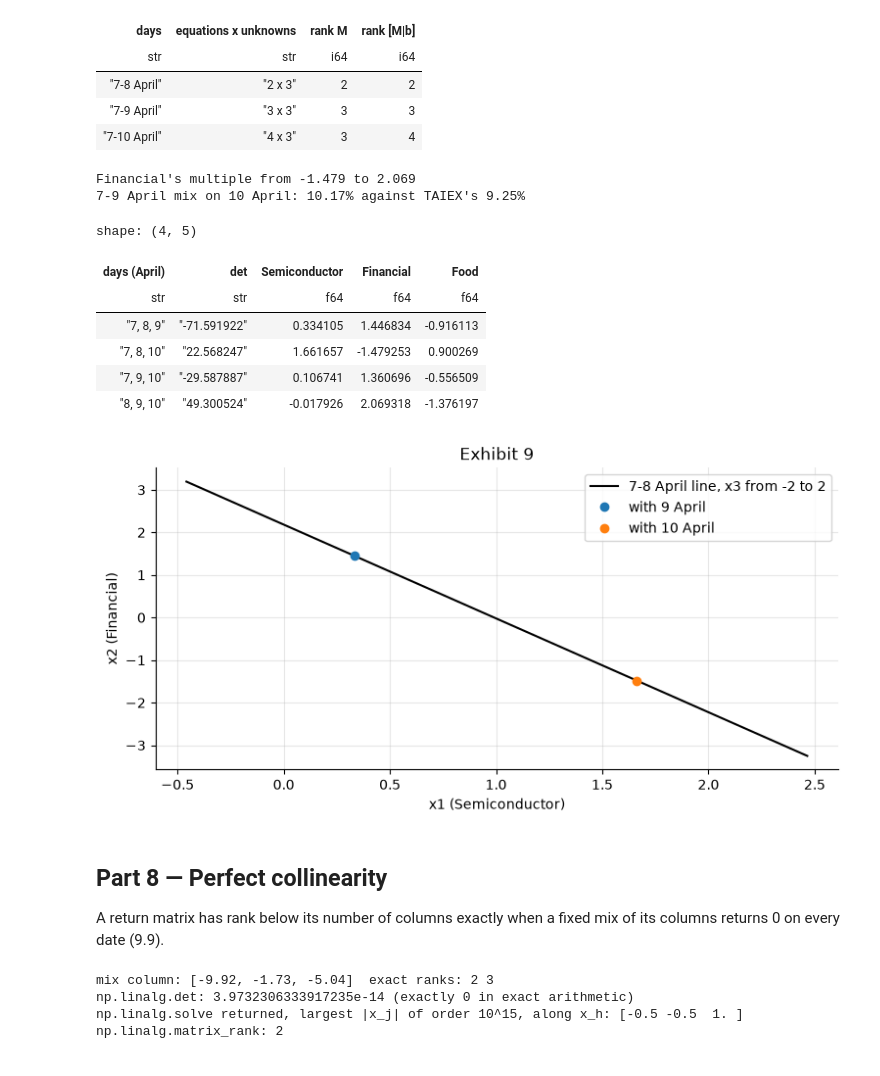
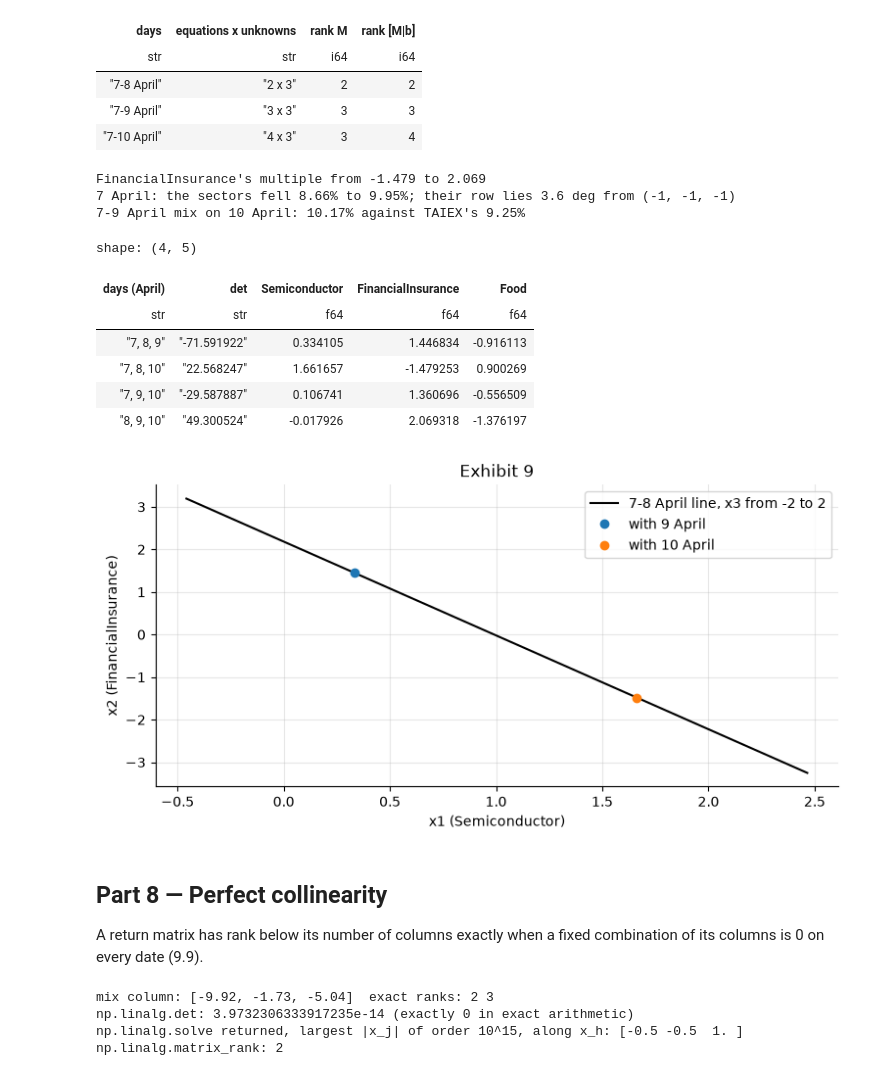
Before and after one commit to Benjamin-Teng/Quant-math-for-beginner, a Jupyter notebook: labs/LM09_lab/LM09_lab.ipynb, the cells around one changed output. Cells and saved outputs as stored; diff of their text form; code cells hidden in the pictures.

```diff
--- a/labs/LM09_lab/LM09_lab.ipynb
+++ b/labs/LM09_lab/LM09_lab.ipynb
@@ -217,10 +218,12 @@ def area_angle(m):
 
 M2 = [[MF[0][0], MF[0][2]], [MF[2][0], MF[2][2]]]   # 7 and 9 April; Semiconductor, Food
 b2 = [BF[0], BF[2]]
-for name, m, b in (("8, 9 April: Semi, Fin", M1, b1), ("7, 9 April: Semi, Food", M2, b2)):
+for name, m, b in (("8, 9 April: Semiconductor, FinancialInsurance", M1, b1), ("7, 9 April: Semiconductor, Food", M2, b2)):
     n1, n2, th = area_angle(m)
     d = det_cof(m)
+    dot = m[0][0] * m[0][1] + m[1][0] * m[1][1]       # positive: the angle is acute, so sin(theta) picks theta
     print(f"{name}: det {dec(d, 4)}; |m1| {n1:.6f}, |m2| {n2:.6f}, product {n1 * n2:.4f}; "
-          f"sin(theta) {float(d) / (n1 * n2):.4f}; theta {th:.2f} deg; x = {[dec(v, 5) for v in cramer(m, b)]}")
+          f"sin(theta) {float(d) / (n1 * n2):.4f}; dot product {dec(dot, 4)}; theta {th:.2f} deg; "
+          f"x = {[dec(v, 5) for v in cramer(m, b)]}")
 print("ratio of the areas:", round(float(det_cof(M1) / det_cof(M2)), 2), "(about nine)")
 # %% [output]
@@ -259,7 +262,8 @@ for n in range(2, 10):
     t1 = time.perf_counter()
     xs = np.linalg.solve(np.array(m), b)
     t2 = time.perf_counter()
-    rows.append({"n": n, "(n+1)! terms": math.factorial(n + 1), "2n^3/3 operations": round(2 * n**3 / 3, 1),
+    rows.append({"n": n, "(n+1)! terms": math.factorial(n + 1), "multiplications (n+1)!(n-1)": math.factorial(n + 1) * (n - 1),
+                 "2n^3/3 operations": round(2 * n**3 / 3, 1),
                  "Cramer seconds": t1 - t0, "solve seconds": t2 - t1, "max |difference|": float(np.abs(np.array(xc) - xs).max())})
 pl.DataFrame(rows)   # Exhibit 6: the counts; the times are this machine's
 # %% [output]
@@ -398,18 +421,23 @@ tri = []
 for name, rows_ in TRI.items():
     m, b = [MF[r] for r in rows_], [BF[r] for r in rows_]
     x = cramer(m, b)
-    tri.append({"days (April)": name, "det": dec(det_cof(m), 6), "Semiconductor": float(x[0]), "Financial": float(x[1]),
-                "Food": float(x[2])})
+    tri.append({"days (April)": name, "det": dec(det_cof(m), 6), "Semiconductor": float(x[0]),
+                "FinancialInsurance": float(x[1]), "Food": float(x[2])})
 tri = pl.DataFrame(tri)
 pred = sum(a * v for a, v in zip(MF[3], x3))
-print(f"Financial's multiple from {tri['Financial'].min():.3f} to {tri['Financial'].max():.3f}")
+print(f"FinancialInsurance's multiple from {tri['FinancialInsurance'].min():.3f} to {tri['FinancialInsurance'].max():.3f}")
+row7 = np.array(MF[0], dtype=float)
+cos7 = -row7.sum() / (np.linalg.norm(row7) * math.sqrt(3))
+print(f"7 April: the sectors fell {-row7.max():.2f}% to {-row7.min():.2f}%; "
+      f"their row lies {math.degrees(math.acos(cos7)):.1f} deg from (-1, -1, -1)")
 print(f"7-9 April mix on 10 April: {dec(pred, 2)}% against TAIEX's {float(BF[3])}%")
 tri   # Exhibit 11
 # %% [output]
-Financial's multiple from -1.479 to 2.069
+FinancialInsurance's multiple from -1.479 to 2.069
+7 April: the sectors fell 8.66% to 9.95%; their row lies 3.6 deg from (-1, -1, -1)
 7-9 April mix on 10 April: 10.17% against TAIEX's 9.25%
 shape: (4, 5)
-| days (April) | det | Semiconductor | Financial | Food |
+| days (April) | det | Semiconductor | FinancialInsurance | Food |
 | str | str | f64 | f64 | f64 |
 | "7, 8, 9" | "-71.591922" | 0.334105 | 1.446834 | -0.916113 |
 | "7, 8, 10" | "22.568247" | 1.661657 | -1.479253 | 0.900269 |
@@ -418,15 +446,15 @@ shape: (4, 5)
 # %%
 xp = np.array([float(red2[0][3]), float(red2[1][3])]); xh = np.array([float(-red2[0][2]), float(-red2[1][2])])
 s_ = np.linspace(-2, 2, 50)
 plt.plot(xp[0] + s_ * xh[0], xp[1] + s_ * xh[1], "k-", label="7-8 April line, x3 from -2 to 2")
 for name, col in (("7, 8, 9", "C0"), ("7, 8, 10", "C1")):
     row = tri.filter(pl.col("days (April)") == pl.lit(name))
-    plt.plot(row["Semiconductor"][0], row["Financial"][0], "o", color=col, label=f"with {name.split(', ')[-1]} April")
-plt.xlabel("x1 (Semiconductor)"); plt.ylabel("x2 (Financial)"); plt.title("Exhibit 9"); plt.legend(); plt.show()
+    plt.plot(row["Semiconductor"][0], row["FinancialInsurance"][0], "o", color=col, label=f"with {name.split(', ')[-1]} April")
+plt.xlabel("x1 (Semiconductor)"); plt.ylabel("x2 (FinancialInsurance)"); plt.title("Exhibit 9"); plt.legend(); plt.show()
 # %% [output]
-[figure, old version]
+[figure, new version]
 # %% [markdown]
 ## Part 8 — Perfect collinearity
 
-A return matrix has rank below its number of columns exactly when a fixed mix of its columns returns 0 on every date (9.9).
+A return matrix has rank below its number of columns exactly when a fixed combination of its columns is 0 on every date (9.9).
 # %%
```
Also changed, not shown: parts of 17 cells of this notebook, 13 other files.
